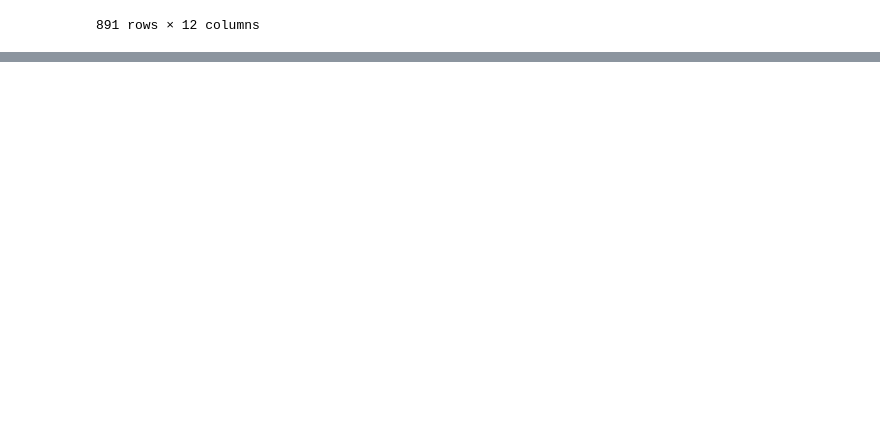
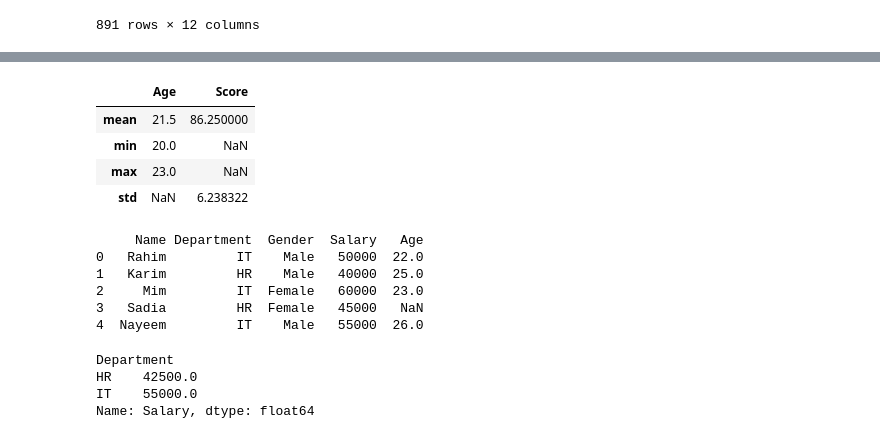
Before and after one commit to Sayem-2021331081/AI---Ml-, a Jupyter notebook: class_6_all.ipynb, the cells around one changed output, grey strips where cells are left out. Cells and saved outputs as stored; diff of their text form; code cells hidden in the pictures; blank space fills up the shorter version.

```diff
--- a/class_6_all.ipynb
+++ b/class_6_all.ipynb
@@ -142,3 +142,12 @@ df
 | 889 | 890 | 1 | 1 | Behr, Mr. Karl Howell | male | 26.0 | 0 | 0 | 111369 | 30.0000 | ... |
 | 890 | 891 | 0 | 3 | Dooley, Mr. Patrick | male | 32.0 | 0 | 0 | 370376 | 7.7500 | ... |
 891 rows × 12 columns
+# %%
+# Now rest part
+df = pd.DataFrame({
+    'Name': ['Rahim', 'Karim', 'Sadia', 'Mim'],
+    'Age': [20, 22, 21, 23],
+    'Score': [85, 90, 78, 92]
+})
+
+print(df)
@@ -144,0 +196,11 @@ df
+# %%
+df.agg({
+    'Age': ['mean', 'min', 'max'],
+    'Score': ['mean', 'std']
+})
+# %% [output]
+|  | Age | Score |
+| mean | 21.5 | 86.250000 |
+| min | 20.0 | NaN |
+| max | 23.0 | NaN |
+| std | NaN | 6.238322 |
@@ -144,0 +209,26 @@ df
+# %%
+import pandas as pd
+
+df = pd.DataFrame({
+    'Name': ['Rahim', 'Karim', 'Mim', 'Sadia', 'Nayeem'],
+    'Department': ['IT', 'HR', 'IT', 'HR', 'IT'],
+    'Gender': ['Male', 'Male', 'Female', 'Female', 'Male'],
+    'Salary': [50000, 40000, 60000, 45000, 55000],
+    'Age': [22, 25, 23, None, 26]
+})
+
+print(df)
+# %% [output]
+     Name Department  Gender  Salary   Age
+0   Rahim         IT    Male   50000  22.0
+1   Karim         HR    Male   40000  25.0
+2     Mim         IT  Female   60000  23.0
+3   Sadia         HR  Female   45000   NaN
+4  Nayeem         IT    Male   55000  26.0
+# %%
+df.groupby('Department')['Salary'].mean()
+# %% [output]
+Department
+HR    42500.0
+IT    55000.0
+Name: Salary, dtype: float64
```
Also changed, not shown: parts of 22 cells of this notebook.
